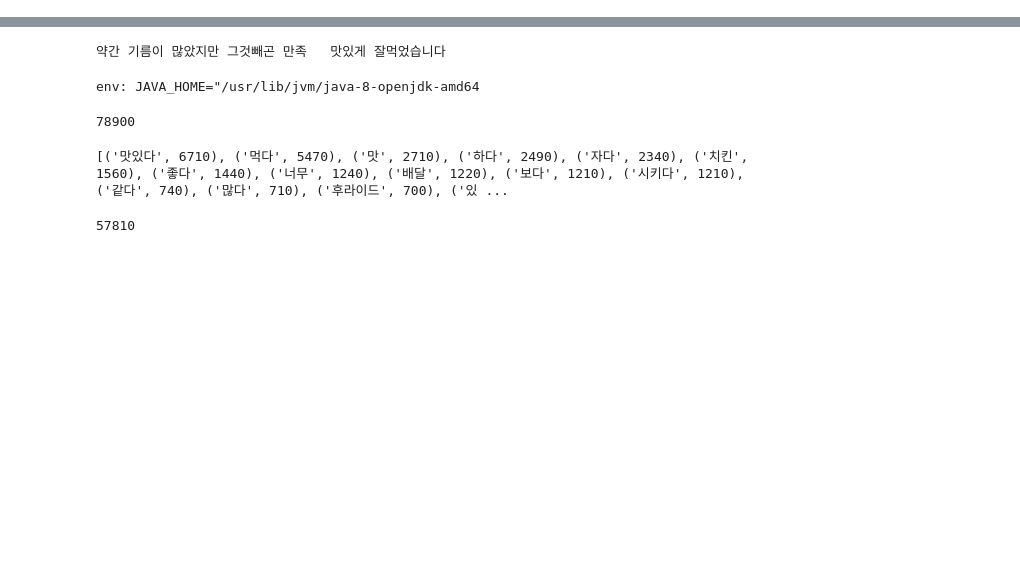
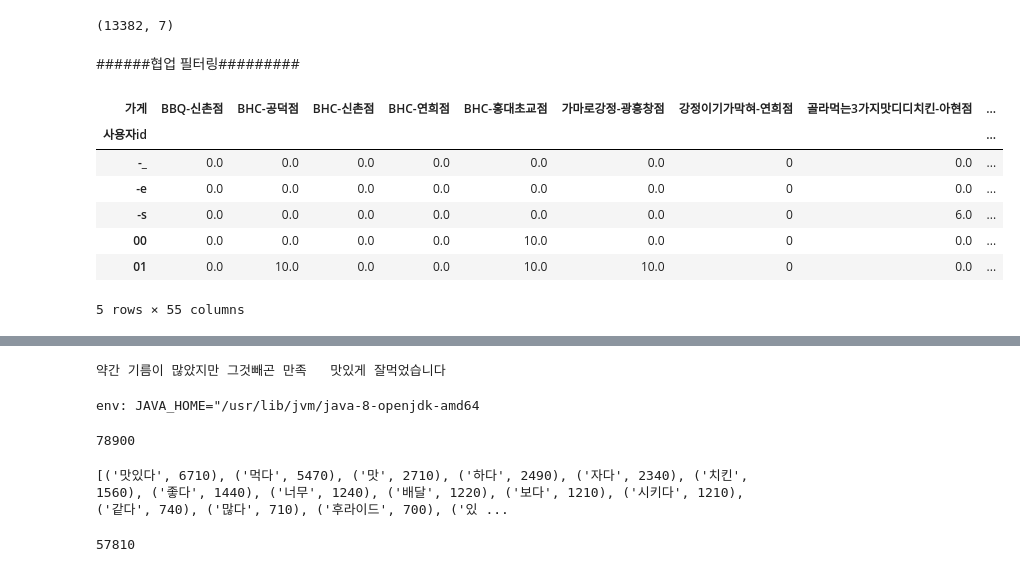
Before and after one commit to synoti21/BOAZ-Mini-Project1, a Jupyter notebook: 요기요_치킨_추천시스템(안지완).ipynb, the cells around one changed output, grey strips where cells are left out. Drawn from its saved outputs; the diff is of its cells as text; code cells hidden in the pictures; blank space fills up the shorter version.

```diff
--- a/요기요_치킨_추천시스템(안지완).ipynb
+++ b/요기요_치킨_추천시스템(안지완).ipynb
@@ -16,5 +35,5 @@ Drive already mounted at /content/drive; to attempt to forcibly remount, call dr
 import pandas as pd
 import numpy as np
 # %%
-df = pd.read_csv('/content/drive/MyDrive/BOAZ-Mini-Project1/df_2_plus_userid.csv')
+df = pd.read_csv('/content/drive/MyDrive/BOAZ-Mini-Project1/df_4_plus_전처리.csv')
 df.head()
@@ -42,0 +95,22 @@ df['사용자id'].nunique()
+# %%
+df.shape
+df.dropna(axis = 0)
+df.shape
+# %% [output]
+(13382, 7)
+# %%
+df['총점'] = df['맛'] + df['양']
+# %% [markdown]
+######협업 필터링#########
+# %%
+user_food_rating = df.pivot_table(values = '총점', index = '사용자id', columns = '가게', fill_value = 0)
+user_food_rating.head()
+# %% [output]
+| 가게 | BBQ-신촌점 | BHC-공덕점 | BHC-신촌점 | BHC-연희점 | BHC-홍대초교점 | 가마로강정-광흥창점 | 강정이기가막혀-연희점 | 골라먹는3가지맛디디치킨-아현점 | ... |
+| 사용자id |  |  |  |  |  |  |  |  | ... |
+| -_ | 0.0 | 0.0 | 0.0 | 0.0 | 0.0 | 0.0 | 0 | 0.0 | ... |
+| -e | 0.0 | 0.0 | 0.0 | 0.0 | 0.0 | 0.0 | 0 | 0.0 | ... |
+| -s | 0.0 | 0.0 | 0.0 | 0.0 | 0.0 | 0.0 | 0 | 6.0 | ... |
+| 00 | 0.0 | 0.0 | 0.0 | 0.0 | 10.0 | 0.0 | 0 | 0.0 | ... |
+| 01 | 0.0 | 10.0 | 0.0 | 0.0 | 10.0 | 10.0 | 0 | 0.0 | ... |
+5 rows × 55 columns
```
Also changed, not shown: parts of 28 cells of this notebook.
